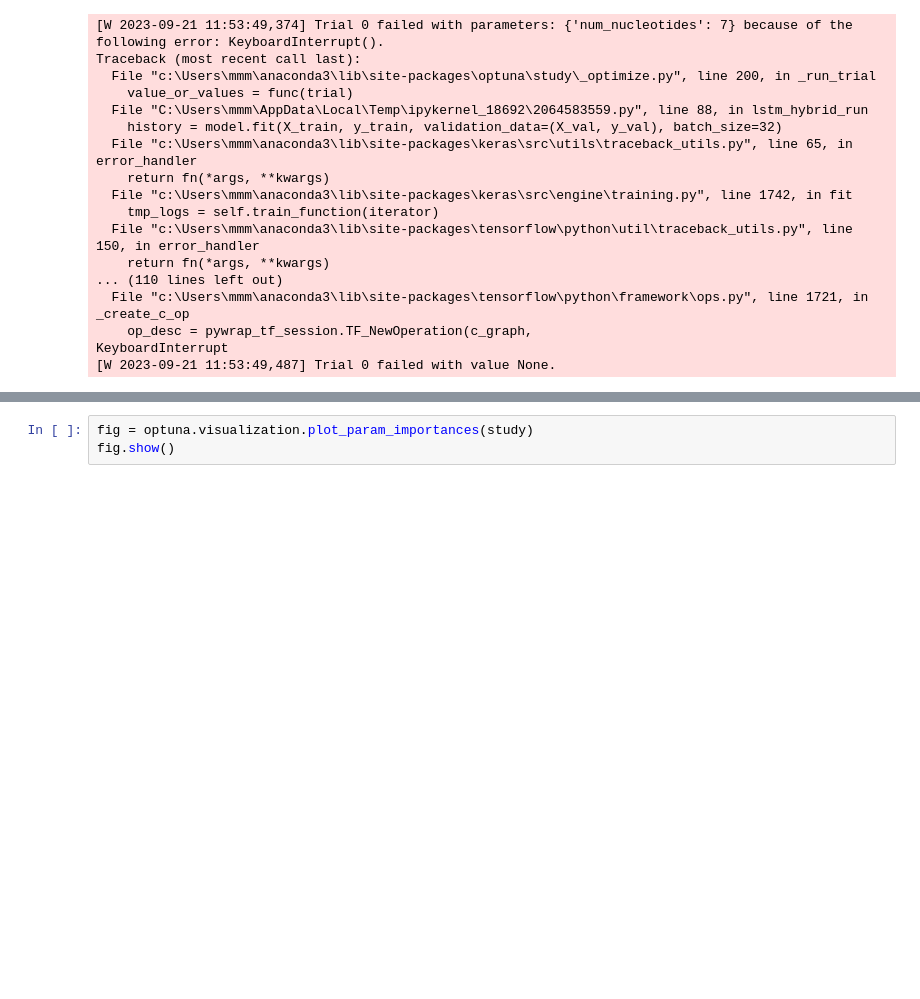
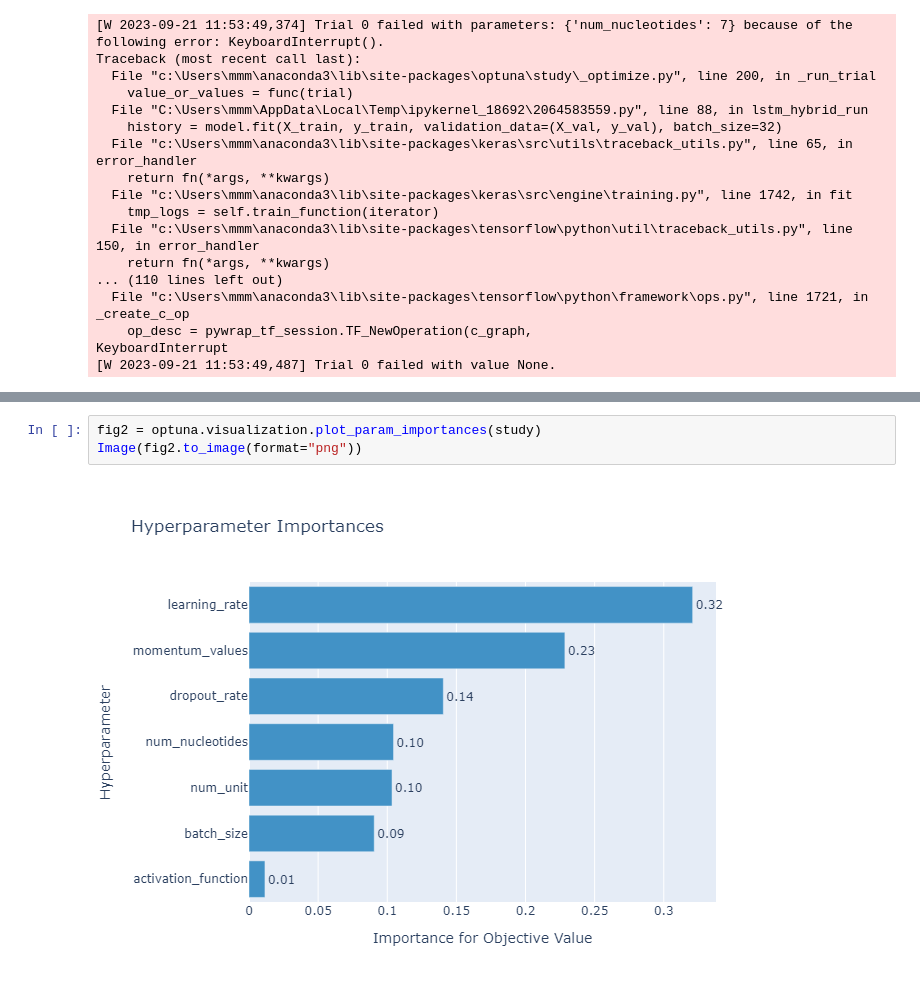
Before and after one commit to anupamajha1/ont_m6a, a Jupyter notebook: mpark/lstm_cnn_study.ipynb, the cells around one changed output, grey strips where cells are left out. Drawn from its saved outputs; the diff is of its cells as text; blank space fills up the shorter version.

```diff
--- a/mpark/lstm_cnn_study.ipynb
+++ b/mpark/lstm_cnn_study.ipynb
@@ -265,4 +300,6 @@ Epoch 4/5, Val Acc: 0.5821
 # %%
-fig = optuna.visualization.plot_param_importances(study)
-fig.show()
+fig2 = optuna.visualization.plot_param_importances(study)
+Image(fig2.to_image(format="png"))
+# %% [output]
+[figure, added]
 # %%
```
Also changed, not shown: parts of 4 cells of this notebook.
